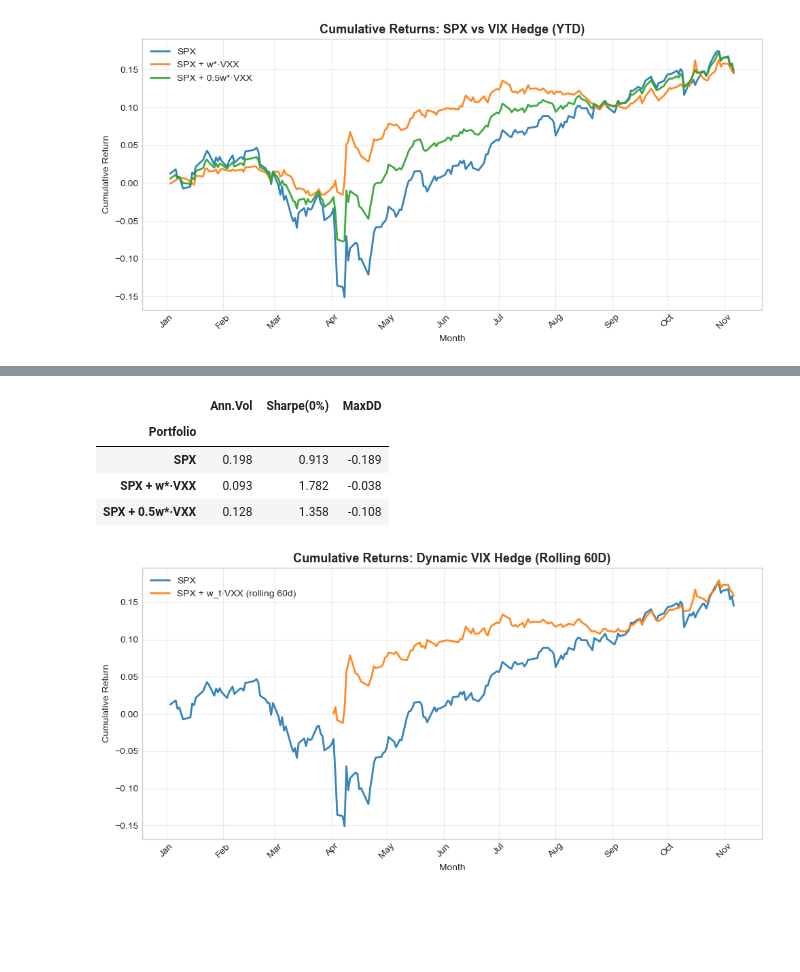
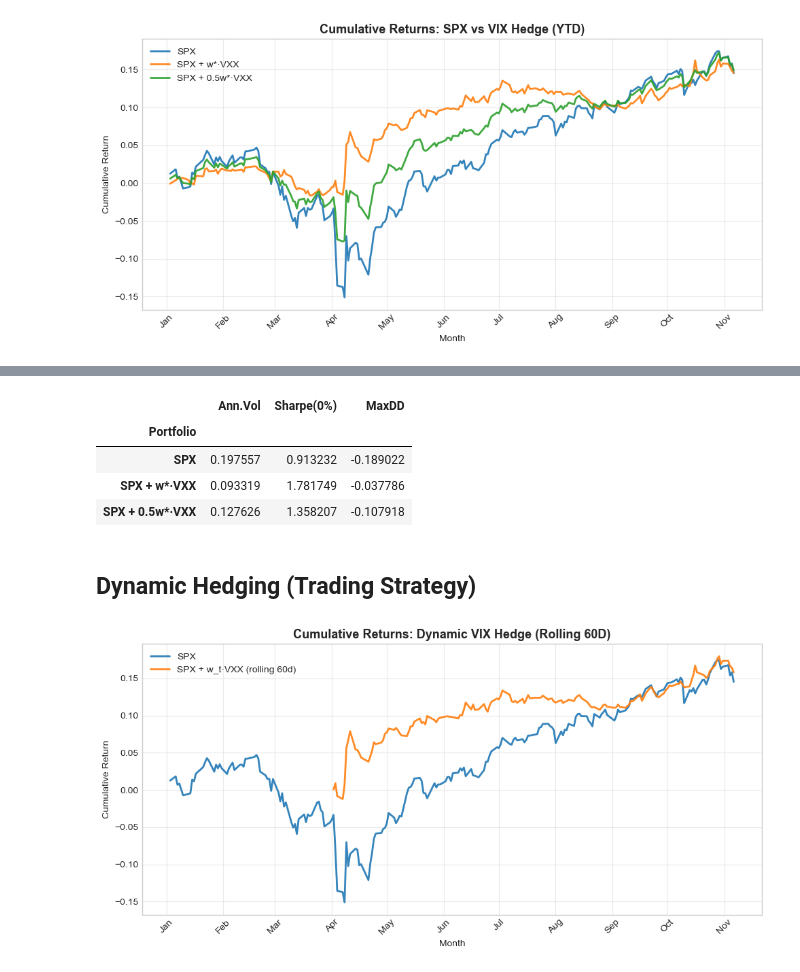
Before and after one commit to ahmer-cpu/vix-project, a Jupyter notebook: notebooks/05_hedging_portfolio.ipynb, the cells around one changed output, grey strips where cells are left out. Drawn from its saved outputs; the diff is of its cells as text; code cells hidden in the pictures; blank space fills up the shorter version.

Commit message:
Hedging Notebook update, data and figures.

```diff
--- a/notebooks/05_hedging_portfolio.ipynb
+++ b/notebooks/05_hedging_portfolio.ipynb
@@ -248,40 +433,54 @@ plt.show()
 # %%
-#nSummary metrics for portfolios
+# Summary metrics for portfolios
 def ann_vol(daily_ret, trading_days=252):
     return daily_ret.std(ddof=1) * np.sqrt(trading_days)
 
 def sharpe(daily_ret, rf=0.0, trading_days=252):
     ex = daily_ret - rf/252
     s = ex.mean() / ex.std(ddof=1)
     return s * np.sqrt(trading_days)
 
 def max_drawdown(cum_series):
     peaks = cum_series.cummax()
     dd = (cum_series - peaks) / peaks.replace(0, np.nan)
     return dd.min()
 
 metrics = []
 for name, series in {
     "SPX": ret["port_spx_only"],
     "SPX + w*·VXX": ret["port_static"],
     "SPX + 0.5w*·VXX": ret["port_static_half"]
 }.items():
     m = {
         "Portfolio": name,
         "Ann.Vol": ann_vol(series),
         "Sharpe(0%)": sharpe(series),
         "MaxDD": max_drawdown((1+series).cumprod())
     }
     metrics.append(m)
 
-metrics_df = pd.DataFrame(metrics).set_index("Portfolio").round(3)
-metrics_df
+# format table
+metrics_df = (
+    pd.DataFrame(metrics)
+    .set_index("Portfolio")
+    .round({"Ann.Vol (%)": 2, "Sharpe Ratio": 2, "Max Drawdown (%)": 2})
+)
+display(metrics_df)
+
+# Save code
+# out_dir = Path("../reports/tables")
+# os.makedirs(out_dir, exist_ok=True)
+# out_path = out_dir / "hedge_summary_metrics.csv"
+# metrics_df.to_csv(out_path)
+# print(f"Saved summary metrics table to: {out_path}")
 # %% [output]
 |  | Ann.Vol | Sharpe(0%) | MaxDD |
 | Portfolio |  |  |  |
-| SPX | 0.198 | 0.913 | -0.189 |
-| SPX + w*·VXX | 0.093 | 1.782 | -0.038 |
-| SPX + 0.5w*·VXX | 0.128 | 1.358 | -0.108 |
+| SPX | 0.197557 | 0.913232 | -0.189022 |
+| SPX + w*·VXX | 0.093319 | 1.781749 | -0.037786 |
+| SPX + 0.5w*·VXX | 0.127626 | 1.358207 | -0.107918 |
+# %% [markdown]
+## Dynamic Hedging (Trading Strategy)
 # %%
 # Rolling hedge ratio (60-day) via covariance formula
 win = 60
```
Also changed, not shown: parts of 41 cells of this notebook, 9 other files.
